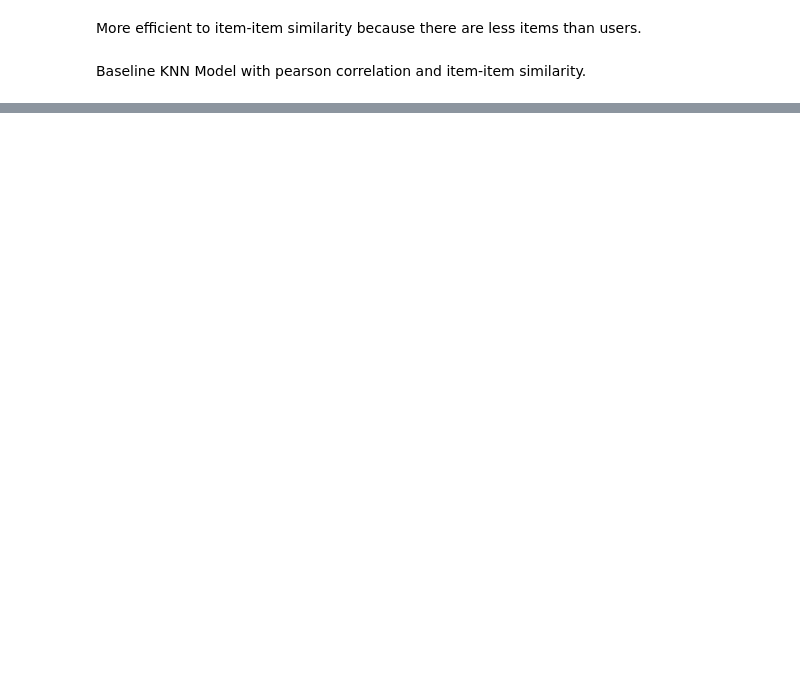
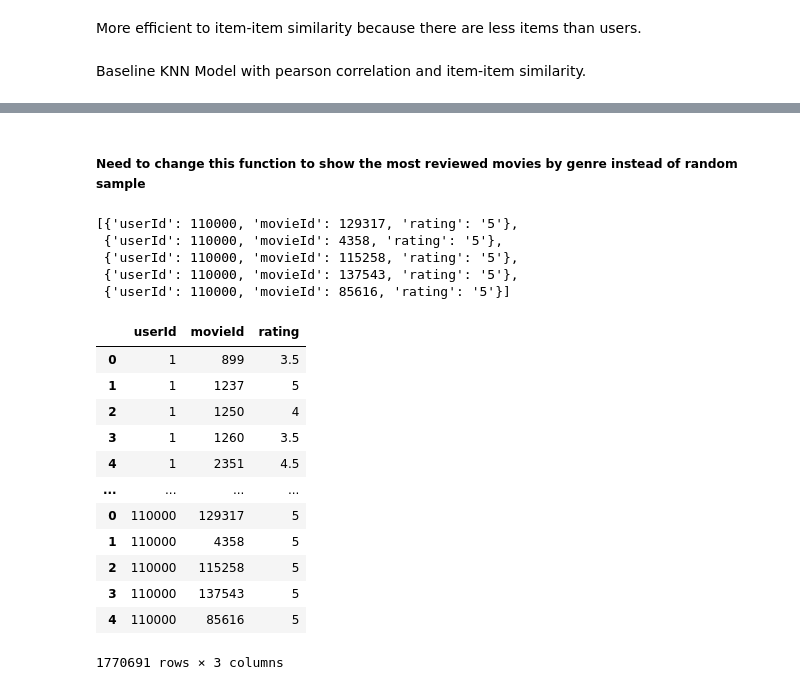
Before and after one commit to WSmolen/Movie-Recommendation-System, a Jupyter notebook: Notebook.ipynb, the cells around one changed output, grey strips where cells are left out. Cells and saved outputs as stored; diff of their text form; code cells hidden in the pictures; blank space fills up the shorter version.

```diff
--- a/Notebook.ipynb
+++ b/Notebook.ipynb
@@ -393,0 +397,20 @@ print(g_s_svd.best_params)
+# %%
+def movie_rater(movies_df_final, num, genre=None):
+    userID = 110000
+    rating_list = []
+    while num > 0:
+        if genre:
+            movie = movies_df_final[movies_df_final['genres'].str.contains(genre)].sample(1)
+        else:
+            movie = movies_df_final.sample(1)
+        print(movie)
+        rating = input('How do you rate this movie on a scale of 1-5, press n if you have not seen :\n')
+        if rating == 'n':
+            continue
+        else:
+            rating_one_movie = {'userId':userID,'movieId':movie['movieId'].values[0],'rating':rating}
+            rating_list.append(rating_one_movie)
+            num -= 1
+    return rating_list
+# %%
+user_rating = movie_rater(movies_df_final, 5, 'Thriller')
@@ -393,0 +435,30 @@ print(g_s_svd.best_params)
+# %% [markdown]
+##### Need to change this function to show the most reviewed movies by genre instead of random sample
+# %%
+user_rating
+# %% [output]
+[{'userId': 110000, 'movieId': 129317, 'rating': '5'},
+ {'userId': 110000, 'movieId': 4358, 'rating': '5'},
+ {'userId': 110000, 'movieId': 115258, 'rating': '5'},
+ {'userId': 110000, 'movieId': 137543, 'rating': '5'},
+ {'userId': 110000, 'movieId': 85616, 'rating': '5'}]
+# %%
+user_ratings = pd.DataFrame(user_rating)
+new_ratings_df = pd.concat([ratings_df_final, user_ratings], axis=0)
+new_data = Dataset.load_from_df(new_ratings_df, reader)
+# %%
+new_ratings_df
+# %% [output]
+|  | userId | movieId | rating |
+| 0 | 1 | 899 | 3.5 |
+| 1 | 1 | 1237 | 5 |
+| 2 | 1 | 1250 | 4 |
+| 3 | 1 | 1260 | 3.5 |
+| 4 | 1 | 2351 | 4.5 |
+| ... | ... | ... | ... |
+| 0 | 110000 | 129317 | 5 |
+| 1 | 110000 | 4358 | 5 |
+| 2 | 110000 | 115258 | 5 |
+| 3 | 110000 | 137543 | 5 |
+| 4 | 110000 | 85616 | 5 |
+1770691 rows × 3 columns
```
Also changed, not shown: parts of 51 cells of this notebook.
